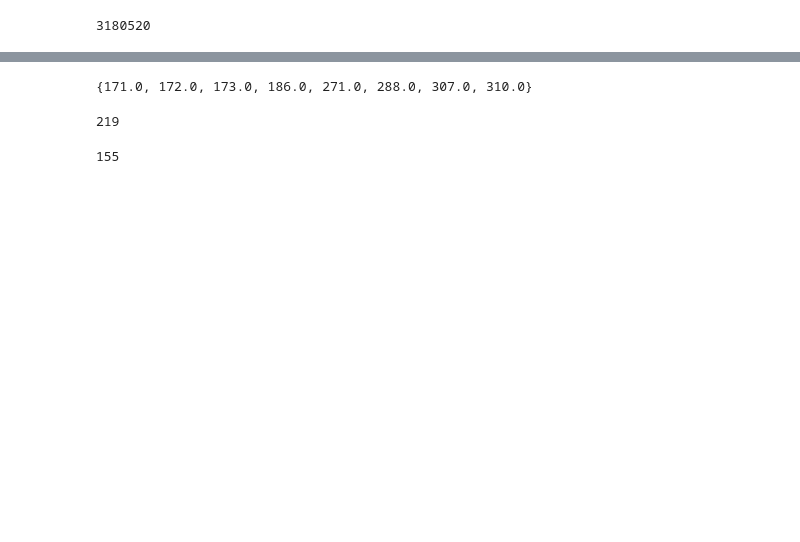
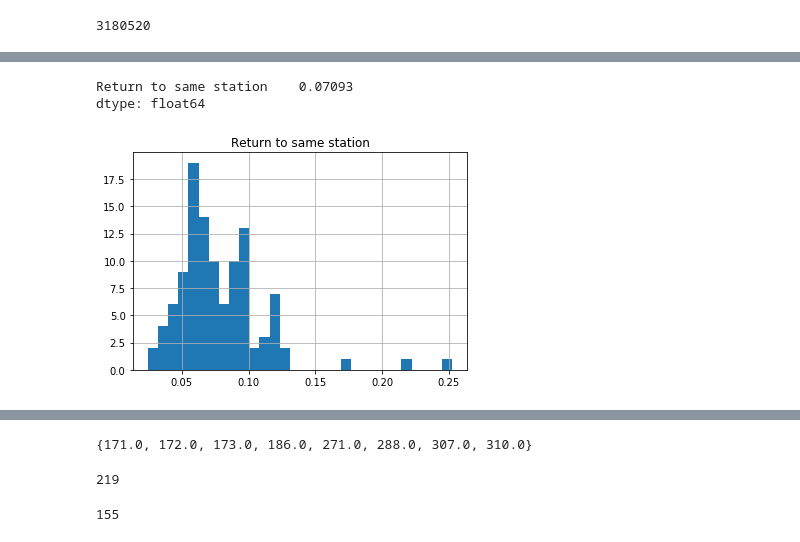
Before and after one commit to jonnor/bike-sharing-oslo, a Jupyter notebook: Oslo.ipynb, the cells around one changed output, grey strips where cells are left out. Drawn from its saved outputs; the diff is of its cells as text; code cells hidden in the pictures; blank space fills up the shorter version.

Commit message:
Oslo: Find how stations are connected to eachother

```diff
--- a/Oslo.ipynb
+++ b/Oslo.ipynb
@@ -145,0 +141,2 @@ delta.days
+# %%
+trips.set_index(['Start time'], drop=False, inplace=True)
@@ -145,0 +155,6 @@ delta.days
+# %%
+# How are stations connected to eachother?
+period = trips['2016-06-03':'2016-07-13']
+cross = pandas.crosstab(period['Start station'], period['End station'])
+relative = cross.div(cross.sum(axis=1), axis=0)
+relative[:3]
@@ -145,0 +168,11 @@ delta.days
+# %%
+### Do people return to same station often?
+import numpy
+self_ = pandas.DataFrame(numpy.diag(relative), columns=('Return to same station',))
+self_.hist(bins=30)
+# About 5-10% of the trips go back to same stations
+self_.median()
+# %% [output]
+Return to same station    0.07093
+dtype: float64
+[figure, added]
```
Also changed, not shown: parts of 9 cells of this notebook.
